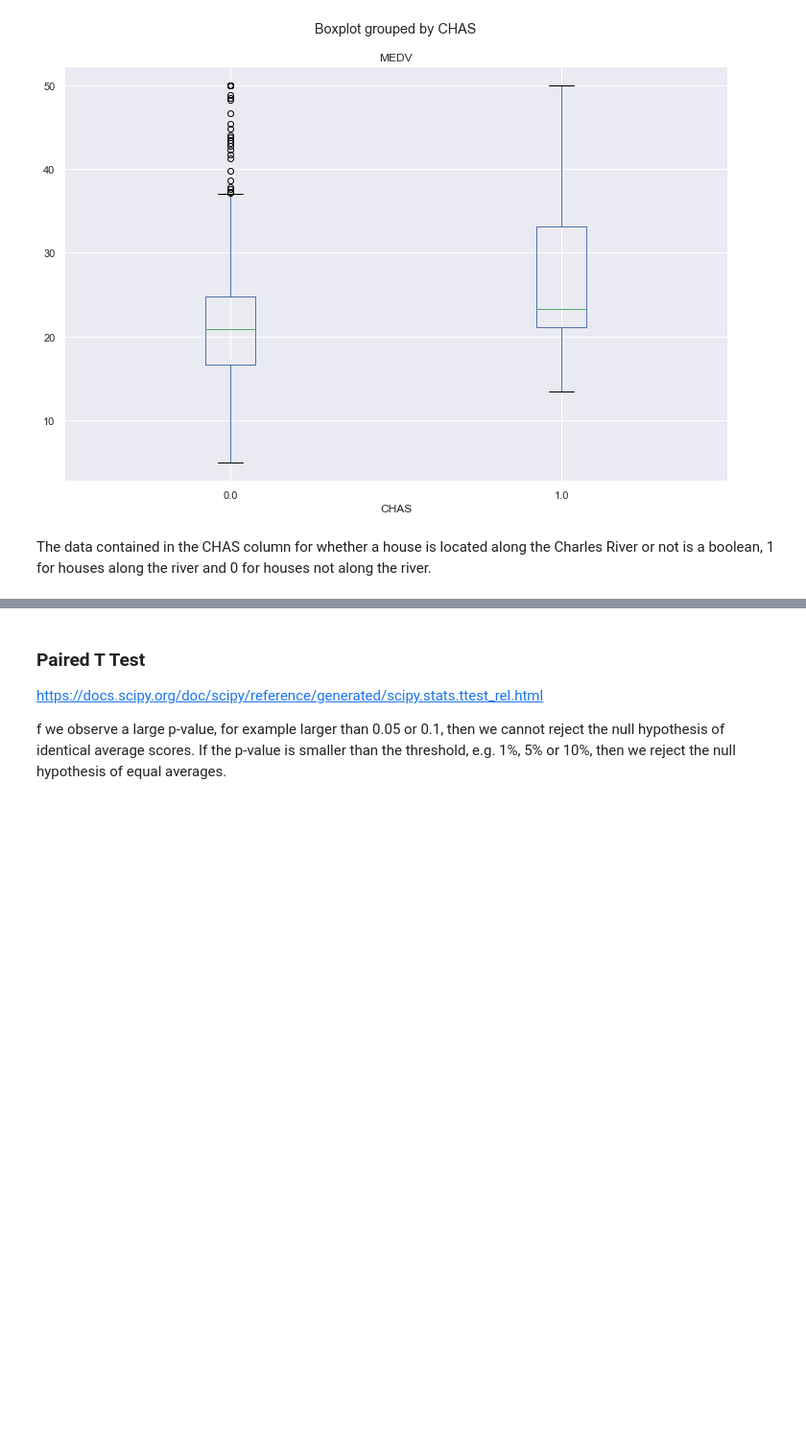
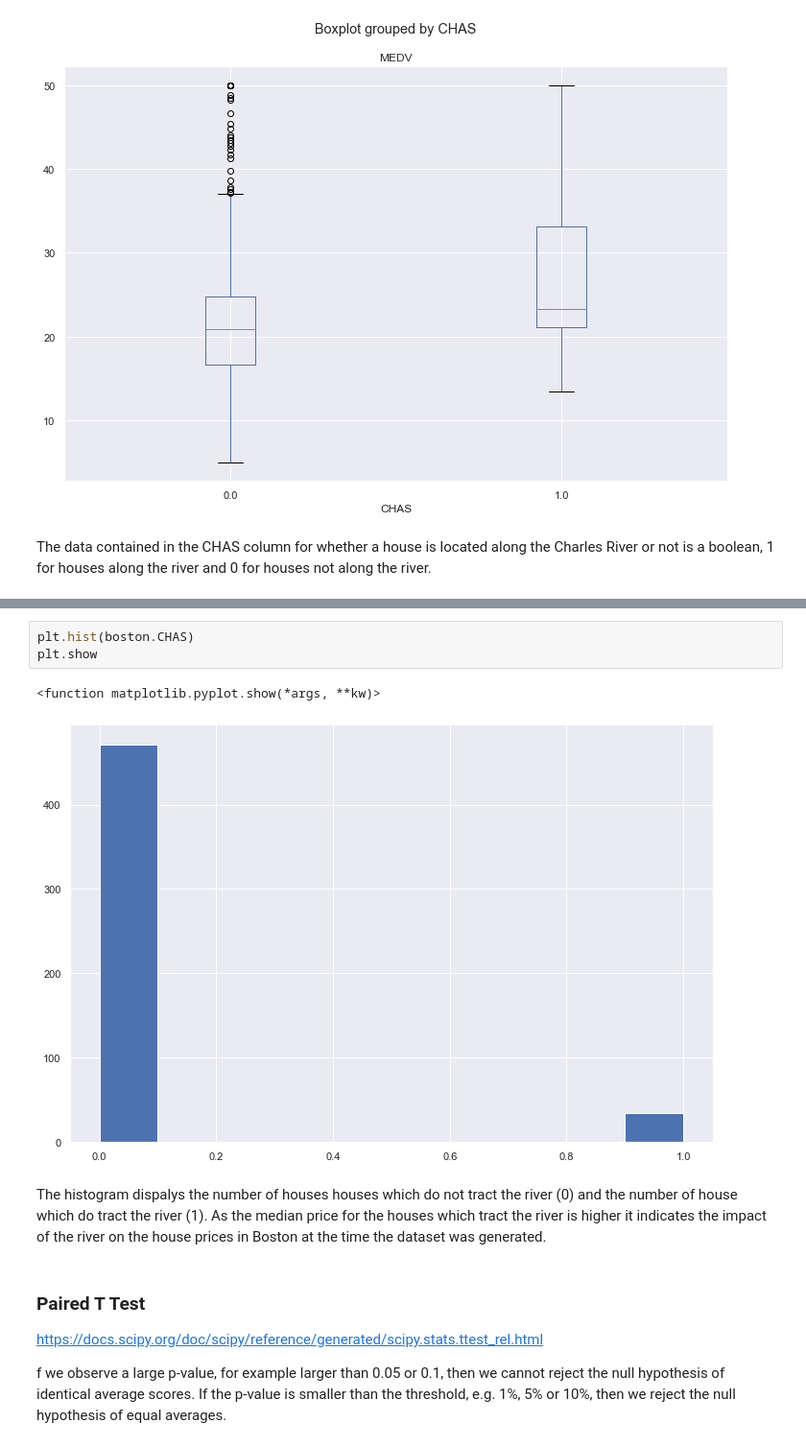
Before and after one commit to GraceAKelly/Machine_learning, a Jupyter notebook: Machine_Learning.ipynb, the cells around one changed output, grey strips where cells are left out. Shown at 96% size. Cells and saved outputs as stored; diff of their text form; blank space fills up the shorter version.

```diff
--- a/Machine_Learning.ipynb
+++ b/Machine_Learning.ipynb
@@ -279,3 +288,11 @@ ValueError: color kwarg must have one color per data set. 14 data sets and 1 col
+# %%
+plt.hist(boston.CHAS)
+plt.show
+# %% [output]
+<function matplotlib.pyplot.show(*args, **kw)>
+[figure, added]
+# %% [markdown]
+The histogram dispalys the number of houses houses which do not tract the river (0) and the number of house which do tract the river (1). As the median price for the houses which tract the river is higher it indicates the impact of the river on the house prices in Boston at the time the dataset was generated.
 # %% [markdown]
 ### Paired T Test
 
```
Also changed, not shown: parts of 7 cells of this notebook.
